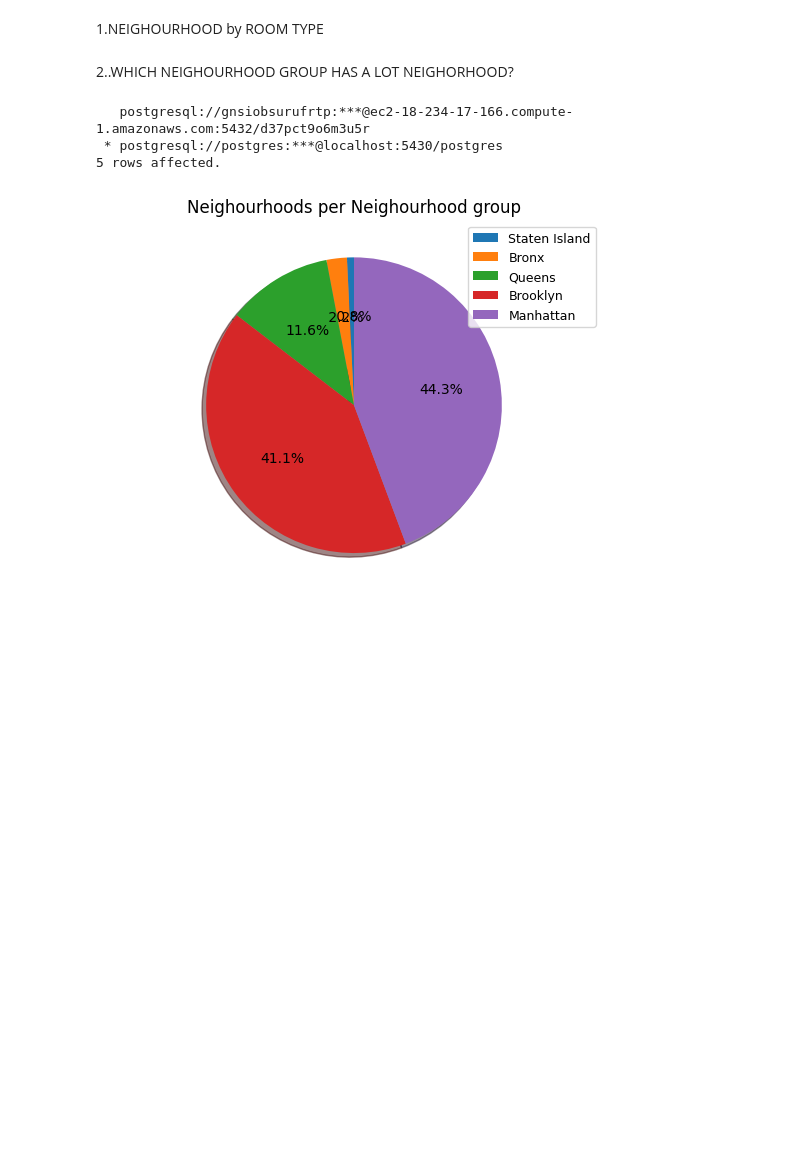
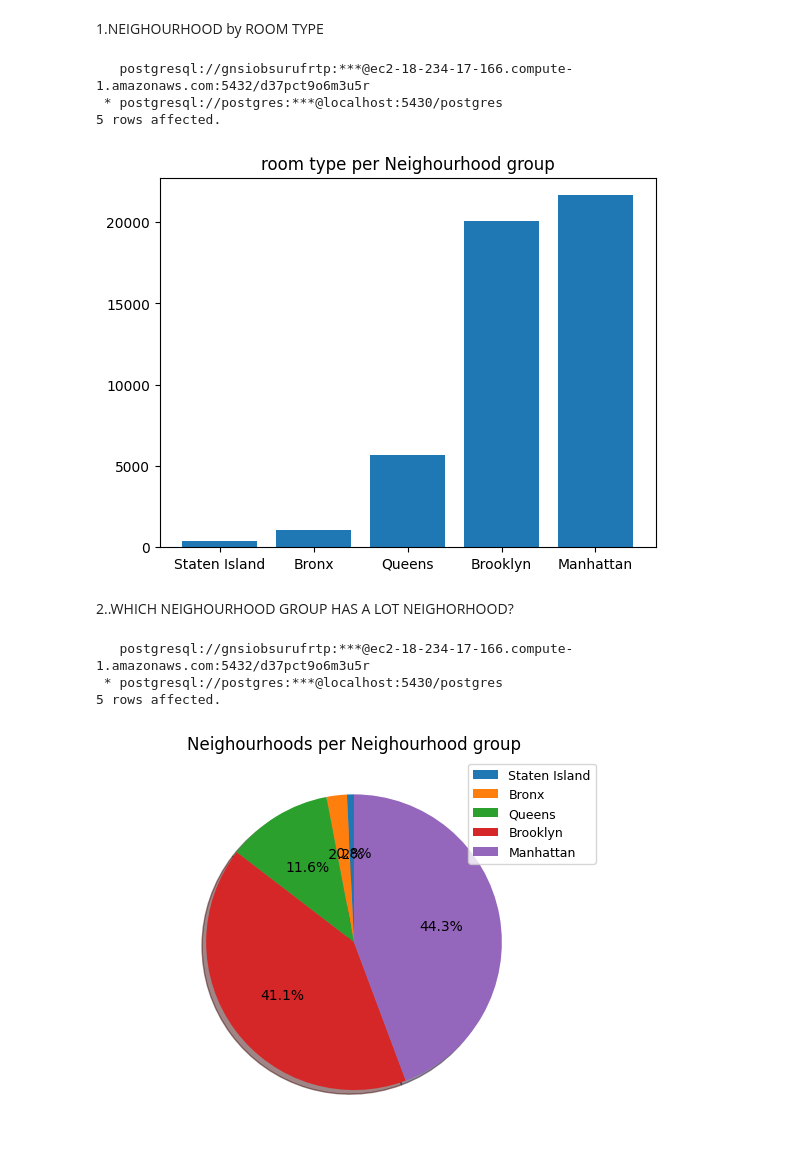
Before and after one commit to The-DigitalAcademy/No_Name-Data-Visualization-and-Analysis---Airbnb_lisbon-, a Jupyter notebook: new_york_airbnb.ipynb, the cells around one changed output. Saved outputs shown, nothing was run; the diff lists cells and outputs as text; code cells hidden in the pictures; blank space fills up the shorter version.

Commit message:
graphs

```diff
--- a/new_york_airbnb.ipynb
+++ b/new_york_airbnb.ipynb
@@ -102,19 +120,24 @@ VIEWING THE FIRST 10 ROWS AFTER REMOVING NULL VALUES
 # %%
 neighourhood_groups=%sql select count(room_type) as cnt_rooms, neighbourhood_group FROM airbnb_newyork GROUP BY neighbourhood_group ORDER BY COUNT(room_type)
 
 
 neighourhood_group = []
 cnt_rooms = []
 
 for i in  neighourhood_groups:
     cnt_rooms.append(i[0])
     neighourhood_group.append(i[1])
 
 
-plt.bar(cnt_rooms, shadow=True, autopct='%4.1f%%',radius=1.0, startangle=90)
+plt.bar(neighourhood_group,cnt_rooms)
 plt.title("room type per Neighourhood group")
-plt.legend(labels=neighourhood_group,fontsize=9)
+#plt.legend(labels=neighourhood_group,fontsize=9)
 plt.show()
+# %% [output]
+   postgresql://gnsiobsurufrtp:***@ec2-18-234-17-166.compute-1.amazonaws.com:5432/d37pct9o6m3u5r
+ * postgresql://postgres:***@localhost:5430/postgres
+5 rows affected.
+[figure, added]
 # %% [markdown]
 2..WHICH NEIGHOURHOOD GROUP HAS A LOT NEIGHORHOOD?
 # %%
```
Also changed, not shown: parts of 7 cells of this notebook.
